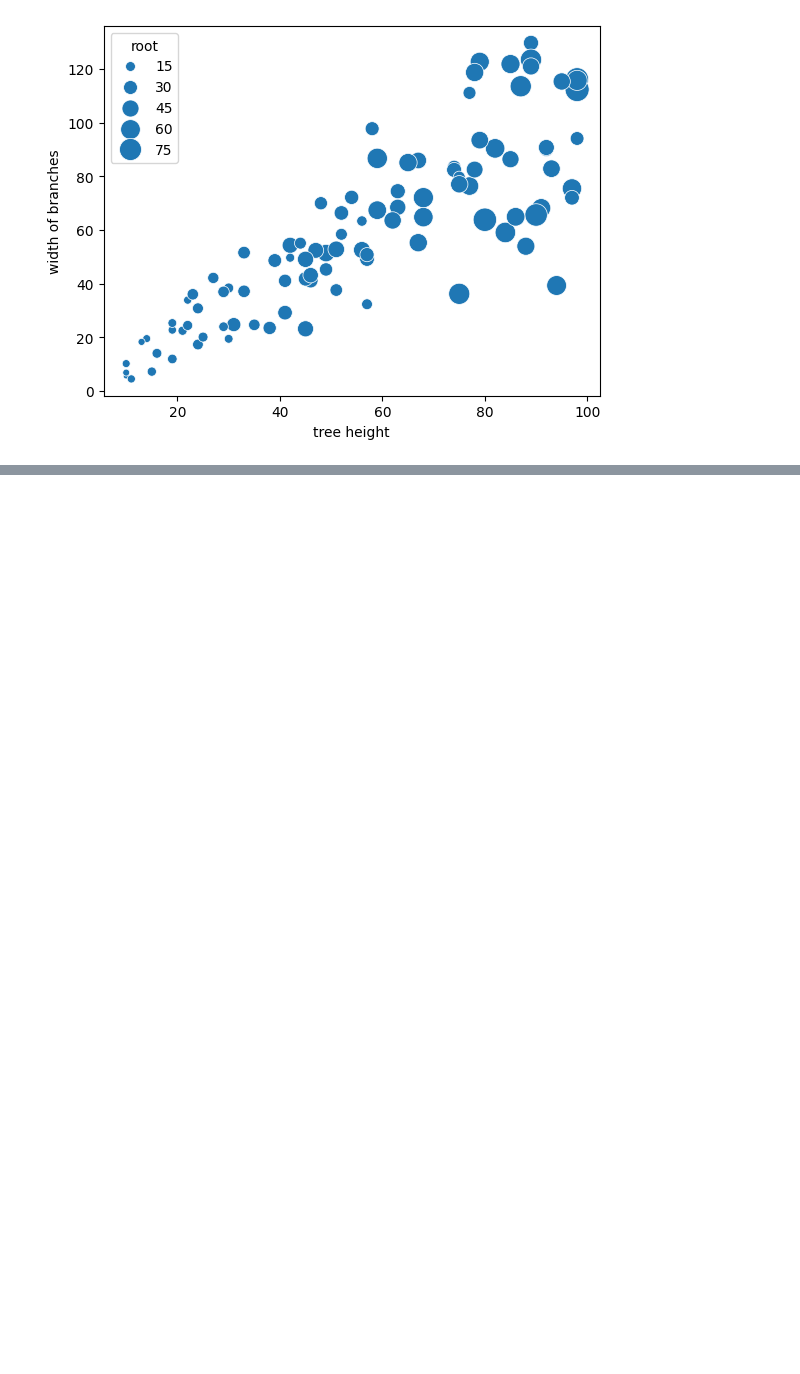
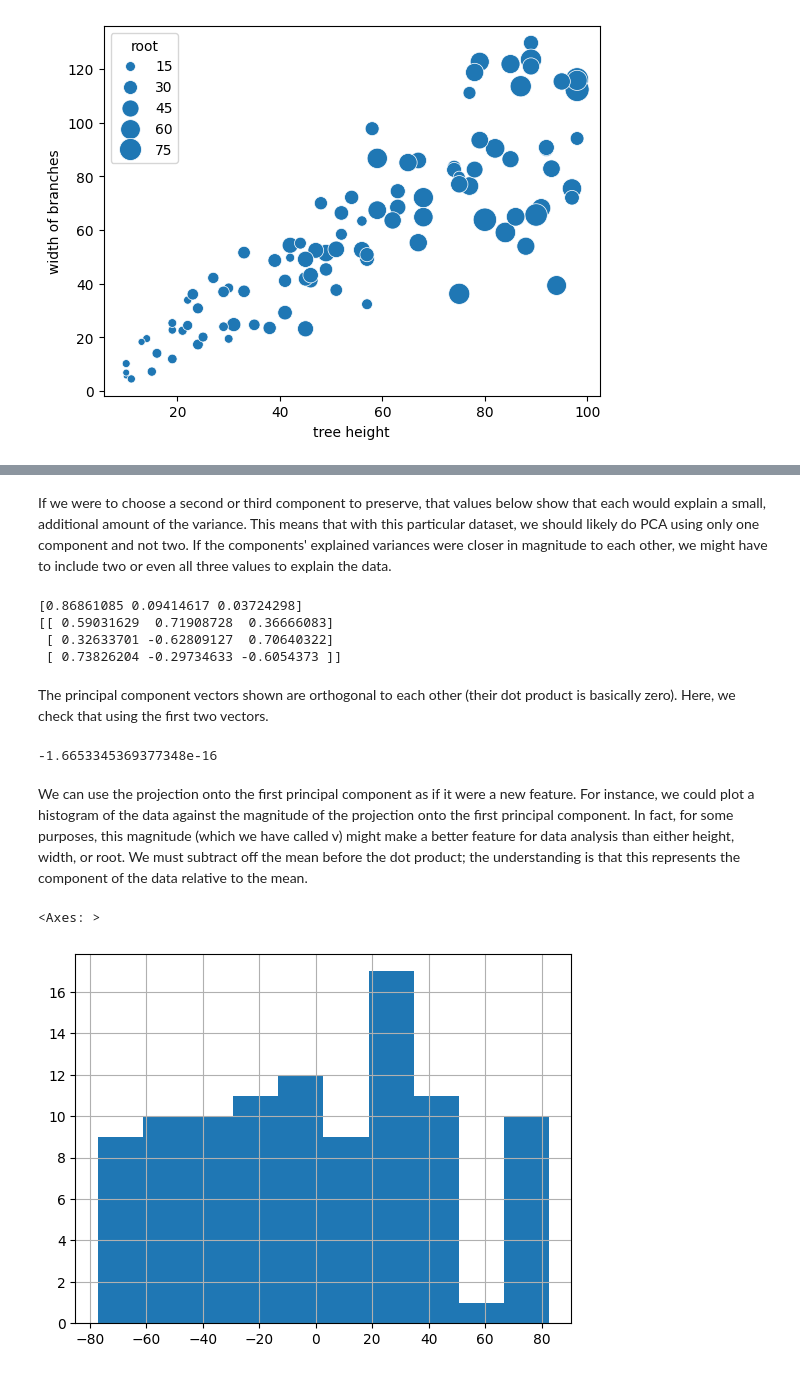
Before and after one commit to andre-bu-gitdev/O2_AI_for_Leaders_dx699, a Jupyter notebook: Milestone_4/Milestone4.ipynb, the cells around one changed output, grey strips where cells are left out. Saved outputs shown, nothing was run; the diff lists cells and outputs as text; code cells hidden in the pictures; blank space fills up the shorter version.

```diff
--- a/Milestone_4/Milestone4.ipynb
+++ b/Milestone_4/Milestone4.ipynb
@@ -238,0 +259,21 @@ Text(0, 0.5, 'width of branches')
+# %%
+pca = decomposition.PCA(n_components = 1)
+pca.fit(df2)
+
+print(f"The first principal component explains {pca.explained_variance_ratio_[0]} of the variance")
+print(f"The components_ vector is [a, b, c] = {pca.components_}")
+
+mu_h, mu_w, mu_r = df2.mean().values
+
+print(f"(height, width, root) is approximately equal to ({pca.components_[0][0]:.2} * (height - {mu_h:.2}) + {pca.components_[0][1]:.2} * (width - {mu_w:.2}) + {pca.components_[0][2]:.2} * (root - {mu_r:.2})) * ({pca.components_[0][0]:.2}, {pca.components_[0][1]:.2}, {pca.components_[0][2]:.2}) + ({mu_h:.2}, {mu_w:.2}, {mu_r:.2})")
+print("Examples: (estimating the the vector equals its projection onto the first principal component)")
+
+df_example = df2.copy()
+df_example["v"] = pca.components_[0][0] * (df2["height"] - mu_h) + pca.components_[0][1] * (df2["width"] - mu_w) + pca.components_[0][2] * (df2["root"] - mu_r)
+df_example["height_est"] = df_example["v"] * pca.components_[0][0] + mu_h
+df_example["width_est"] = df_example["v"] * pca.components_[0][1] + mu_w
+df_example["root_est"] = df_example["v"] * pca.components_[0][2] + mu_r
+
+print(df_example.iloc[0:5])
+print("Means:")
+print(f"mu_h = {mu_h:.3}", f"mu_w = {mu_w:.3}", f"mu_r = {mu_r:.3}")
@@ -238,0 +293,26 @@ Text(0, 0.5, 'width of branches')
+# %% [markdown]
+If we were to choose a second or third component to preserve, that values below show that each would explain a small, additional amount of the variance.  This means that with this particular dataset, we should likely do PCA using only one component and not two.  If the components' explained variances were closer in magnitude to each other, we might have to include two or even all three values to explain the data.
+# %%
+pca3 = decomposition.PCA(n_components = 3)
+pca3.fit(df2)
+
+print(pca3.explained_variance_ratio_)
+print(pca3.components_)
+# %% [output]
+[0.86861085 0.09414617 0.03724298]
+[[ 0.59031629  0.71908728  0.36666083]
+ [ 0.32633701 -0.62809127  0.70640322]
+ [ 0.73826204 -0.29734633 -0.6054373 ]]
+# %% [markdown]
+The principal component vectors shown are orthogonal to each other (their dot product is basically zero).  Here, we check that using the first two vectors.
+# %%
+print(np.array(pca3.components_[0]).dot(np.array(pca3.components_[1])))
+# %% [output]
+-1.6653345369377348e-16
+# %% [markdown]
+We can use the projection onto the first principal component as if it were a new feature.  For instance, we could plot a histogram of the data against the magnitude of the projection onto the first principal component.  In fact, for some purposes, this magnitude (which we have called v) might make a better feature for data analysis than either height, width, or root.  We must subtract off the mean before the dot product; the understanding is that this represents the component of the data relative to the mean.
+# %%
+((df2 - df2.mean()).dot(np.array(pca.components_[0]))).hist()
+# %% [output]
+<Axes: >
+[figure, added]
```
Also changed, not shown: parts of 25 cells of this notebook.
